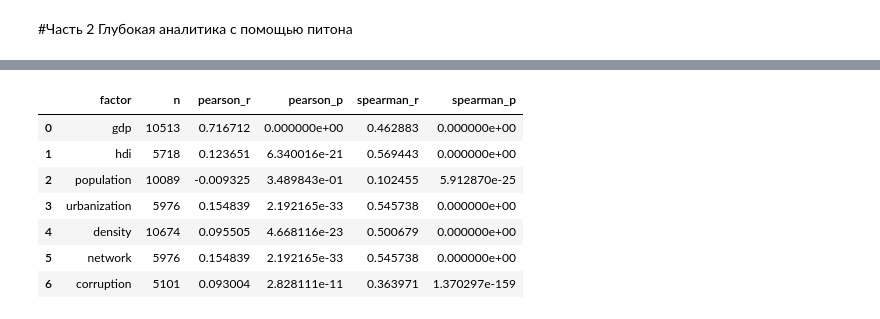
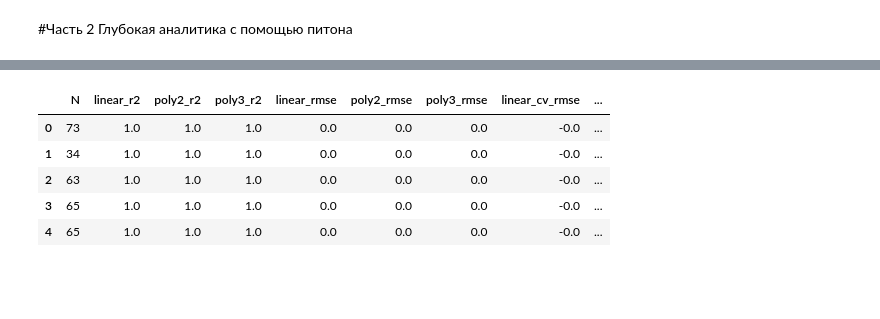
Before and after one commit to smell0of0chamomile/wind_energy_analysis, a Jupyter notebook: Wind_electricity_analysis.ipynb, the cells around one changed output, grey strips where cells are left out. Cells and saved outputs as stored; diff of their text form; code cells hidden in the pictures; blank space fills up the shorter version.

```diff
--- a/Wind_electricity_analysis.ipynb
+++ b/Wind_electricity_analysis.ipynb
@@ -1290,17 +1264,0 @@ def correlation_analysis(df, target, factors):
-# %%
-correlation_results = correlation_analysis(
-    df,
-    target="wind_electricity",
-    factors=factors
-)
-
-correlation_results
-# %% [output]
-|  | factor | n | pearson_r | pearson_p | spearman_r | spearman_p |
-| 0 | gdp | 10513 | 0.716712 | 0.000000e+00 | 0.462883 | 0.000000e+00 |
-| 1 | hdi | 5718 | 0.123651 | 6.340016e-21 | 0.569443 | 0.000000e+00 |
-| 2 | population | 10089 | -0.009325 | 3.489843e-01 | 0.102455 | 5.912870e-25 |
-| 3 | urbanization | 5976 | 0.154839 | 2.192165e-33 | 0.545738 | 0.000000e+00 |
-| 4 | density | 10674 | 0.095505 | 4.668116e-23 | 0.500679 | 0.000000e+00 |
-| 5 | network | 5976 | 0.154839 | 2.192165e-33 | 0.545738 | 0.000000e+00 |
-| 6 | corruption | 5101 | 0.093004 | 2.828111e-11 | 0.363971 | 1.370297e-159 |
@@ -1306,0 +1434,27 @@ correlation_results
+# %%
+results = []
+
+for country, country_df in df.groupby("country"):
+
+    for factor in factors:
+
+
+        result = analyze_country_factor(
+            country_df,
+            factor
+        )
+        result["country"] = country
+        result["factor"] = factor
+
+
+        results.append(result)
+
+country_factor_models = pd.DataFrame(results)
+display(country_factor_models.head())
+# %% [output]
+|  | N | linear_r2 | poly2_r2 | poly3_r2 | linear_rmse | poly2_rmse | poly3_rmse | linear_cv_rmse | ... |
+| 0 | 73 | 1.0 | 1.0 | 1.0 | 0.0 | 0.0 | 0.0 | -0.0 | ... |
+| 1 | 34 | 1.0 | 1.0 | 1.0 | 0.0 | 0.0 | 0.0 | -0.0 | ... |
+| 2 | 63 | 1.0 | 1.0 | 1.0 | 0.0 | 0.0 | 0.0 | -0.0 | ... |
+| 3 | 65 | 1.0 | 1.0 | 1.0 | 0.0 | 0.0 | 0.0 | -0.0 | ... |
+| 4 | 65 | 1.0 | 1.0 | 1.0 | 0.0 | 0.0 | 0.0 | -0.0 | ... |
```
Also changed, not shown: parts of 11 cells of this notebook.
